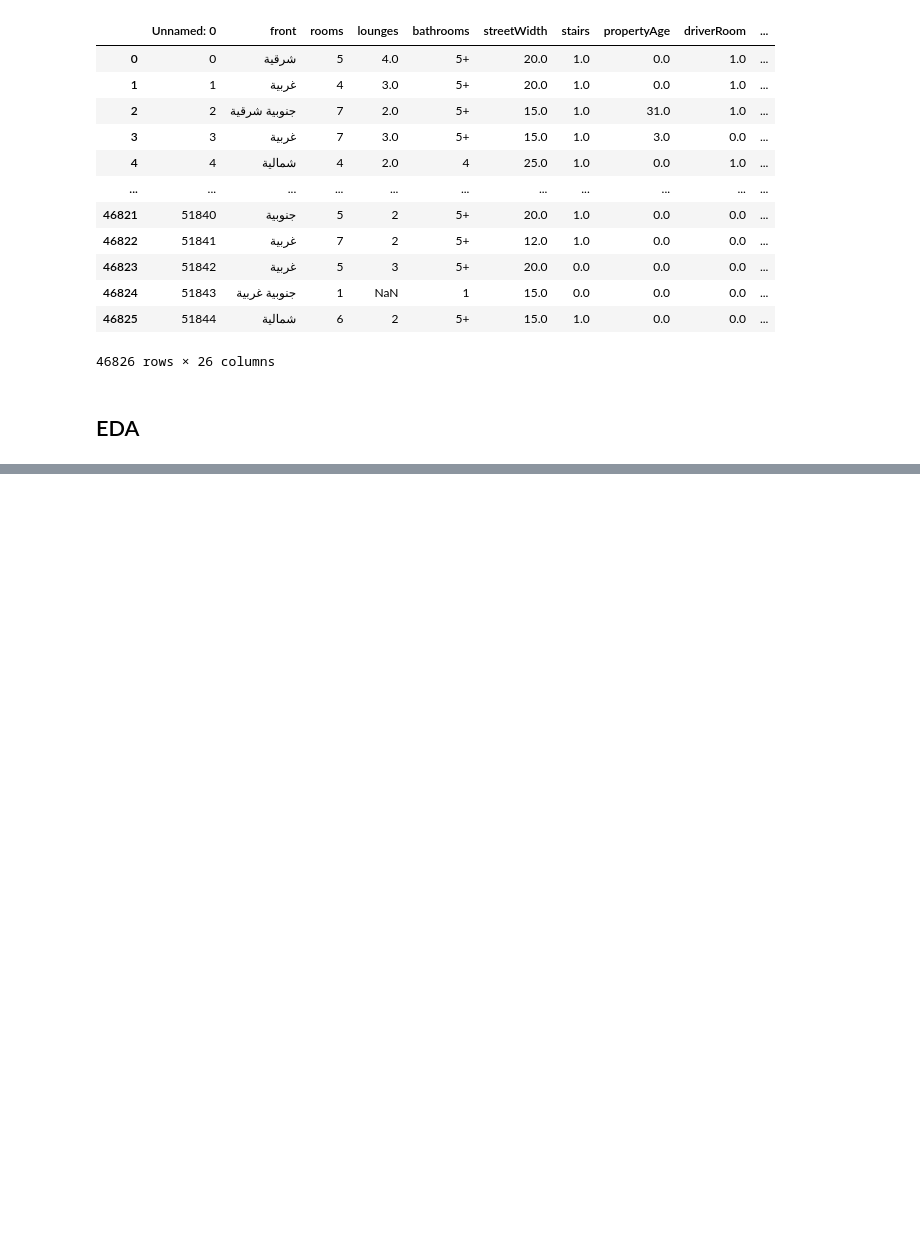
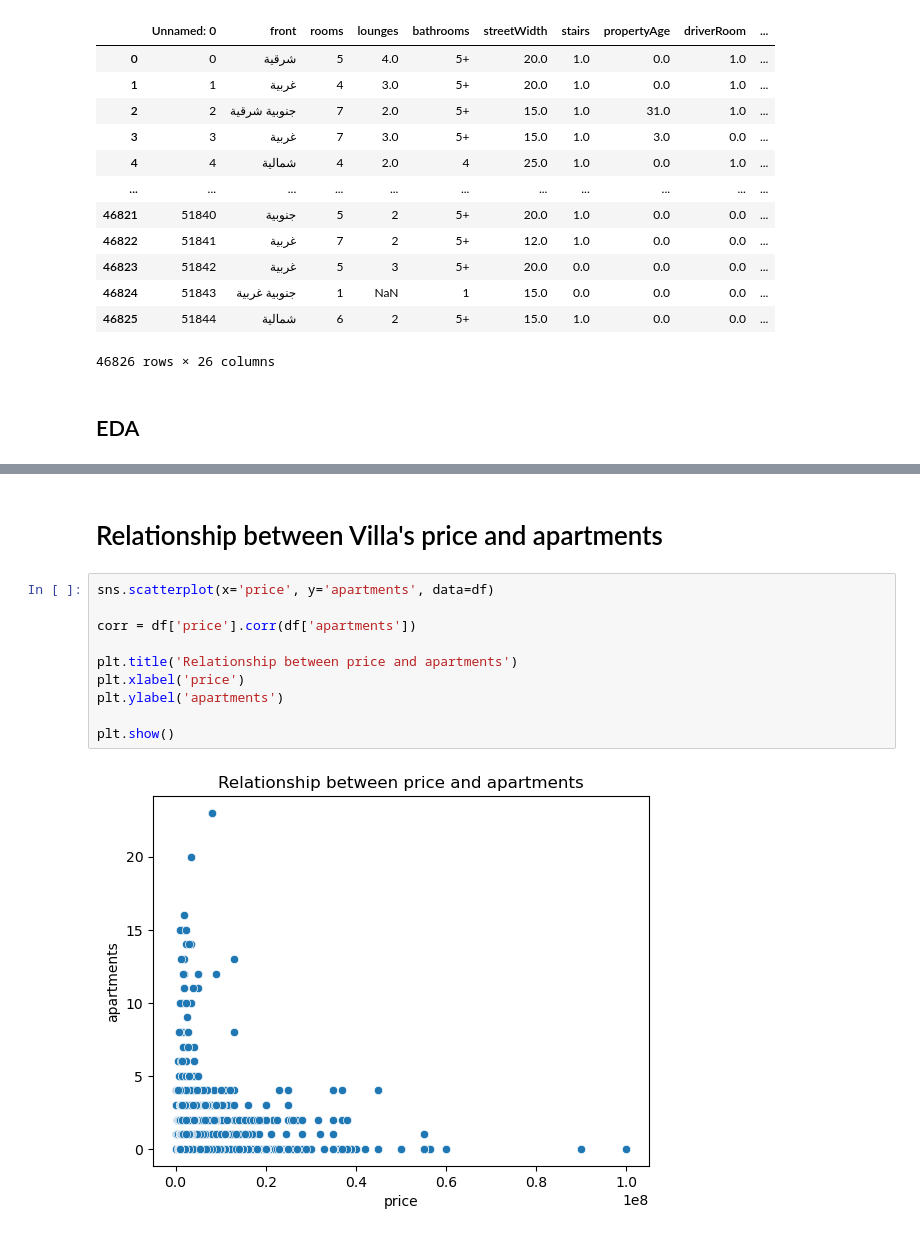
Before and after one commit to Tuwaiq-Data-Science-Bootcamp-V2/Bootcamp-Project-3, a Jupyter notebook: Riyadh .ipynb, the cells around one changed output, grey strips where cells are left out. Saved outputs shown, nothing was run; the diff lists cells and outputs as text; blank space fills up the shorter version.

```diff
--- a/Riyadh .ipynb
+++ b/Riyadh .ipynb
@@ -133,0 +261,14 @@ array(['4.0', '3.0', '2.0', '5.0', '1.0', nan, '3', '2', '1', '5', '4',
+# %% [markdown]
+# Relationship between Villa's price and apartments
+# %%
+sns.scatterplot(x='price', y='apartments', data=df)
+
+corr = df['price'].corr(df['apartments'])
+
+plt.title('Relationship between price and apartments')
+plt.xlabel('price')
+plt.ylabel('apartments')
+
+plt.show()
+# %% [output]
+[figure, added]
```
Also changed, not shown: parts of 19 cells of this notebook, 1 other file.
